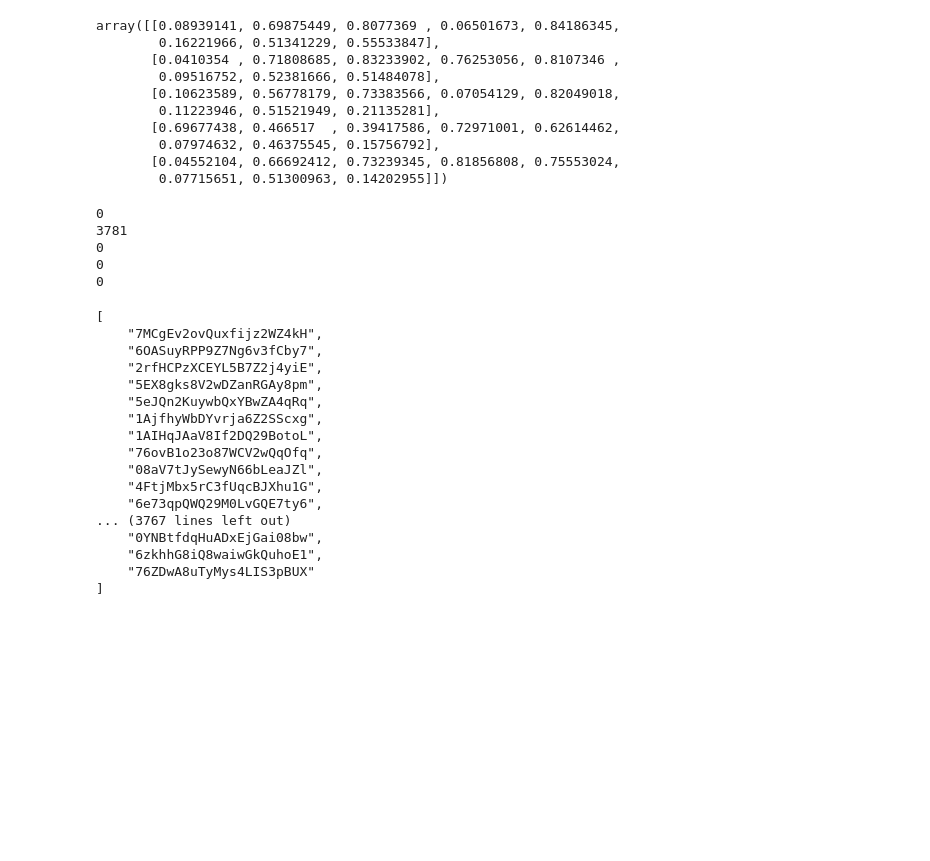
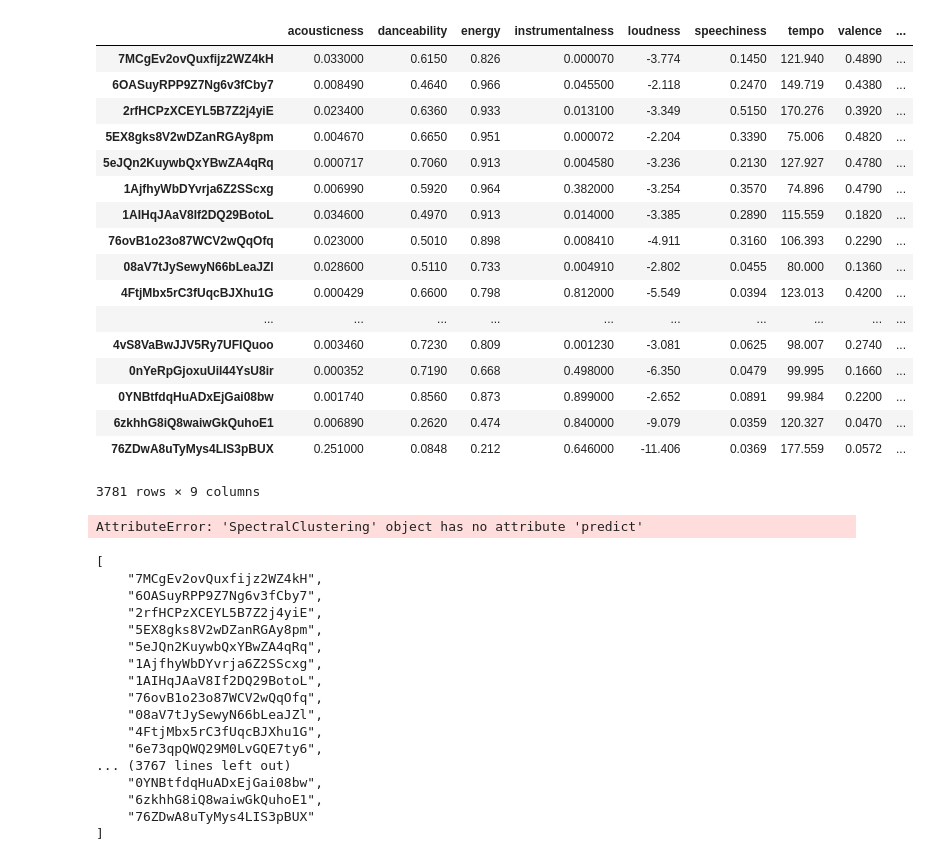
Before and after one commit to wardzin/sortify, a Jupyter notebook: sortify.ipynb, the cells around one changed output. Saved outputs shown, nothing was run; the diff lists cells and outputs as text; code cells hidden in the pictures; blank space fills up the shorter version.

```diff
--- a/sortify.ipynb
+++ b/sortify.ipynb
@@ -96,30 +103,40 @@ kmeans = KMeans(n_clusters=clusters, n_jobs=-1).fit(X)
-# %%
-kmeans.cluster_centers_
-# %% [output]
-array([[0.08939141, 0.69875449, 0.8077369 , 0.06501673, 0.84186345,
-        0.16221966, 0.51341229, 0.55533847],
-       [0.0410354 , 0.71808685, 0.83233902, 0.76253056, 0.8107346 ,
-        0.09516752, 0.52381666, 0.51484078],
-       [0.10623589, 0.56778179, 0.73383566, 0.07054129, 0.82049018,
-        0.11223946, 0.51521949, 0.21135281],
-       [0.69677438, 0.466517  , 0.39417586, 0.72971001, 0.62614462,
-        0.07974632, 0.46375545, 0.15756792],
-       [0.04552104, 0.66692412, 0.73239345, 0.81856808, 0.75553024,
-        0.07715651, 0.51300963, 0.14202955]])
+# %%
+import sklearn.cluster
+
+clusters = 5
+model = sklearn.cluster.SpectralClustering(n_clusters=5).fit_predict(X)
+# %%
+df['cluster'] = model
+df
+# %% [output]
+|  | acousticness | danceability | energy | instrumentalness | loudness | speechiness | tempo | valence | ... |
+| 7MCgEv2ovQuxfijz2WZ4kH | 0.033000 | 0.6150 | 0.826 | 0.000070 | -3.774 | 0.1450 | 121.940 | 0.4890 | ... |
+| 6OASuyRPP9Z7Ng6v3fCby7 | 0.008490 | 0.4640 | 0.966 | 0.045500 | -2.118 | 0.2470 | 149.719 | 0.4380 | ... |
+| 2rfHCPzXCEYL5B7Z2j4yiE | 0.023400 | 0.6360 | 0.933 | 0.013100 | -3.349 | 0.5150 | 170.276 | 0.3920 | ... |
+| 5EX8gks8V2wDZanRGAy8pm | 0.004670 | 0.6650 | 0.951 | 0.000072 | -2.204 | 0.3390 | 75.006 | 0.4820 | ... |
+| 5eJQn2KuywbQxYBwZA4qRq | 0.000717 | 0.7060 | 0.913 | 0.004580 | -3.236 | 0.2130 | 127.927 | 0.4780 | ... |
+| 1AjfhyWbDYvrja6Z2SScxg | 0.006990 | 0.5920 | 0.964 | 0.382000 | -3.254 | 0.3570 | 74.896 | 0.4790 | ... |
+| 1AIHqJAaV8If2DQ29BotoL | 0.034600 | 0.4970 | 0.913 | 0.014000 | -3.385 | 0.2890 | 115.559 | 0.1820 | ... |
+| 76ovB1o23o87WCV2wQqOfq | 0.023000 | 0.5010 | 0.898 | 0.008410 | -4.911 | 0.3160 | 106.393 | 0.2290 | ... |
+| 08aV7tJySewyN66bLeaJZl | 0.028600 | 0.5110 | 0.733 | 0.004910 | -2.802 | 0.0455 | 80.000 | 0.1360 | ... |
+| 4FtjMbx5rC3fUqcBJXhu1G | 0.000429 | 0.6600 | 0.798 | 0.812000 | -5.549 | 0.0394 | 123.013 | 0.4200 | ... |
+| ... | ... | ... | ... | ... | ... | ... | ... | ... | ... |
+| 4vS8VaBwJJV5Ry7UFIQuoo | 0.003460 | 0.7230 | 0.809 | 0.001230 | -3.081 | 0.0625 | 98.007 | 0.2740 | ... |
+| 0nYeRpGjoxuUil44YsU8ir | 0.000352 | 0.7190 | 0.668 | 0.498000 | -6.350 | 0.0479 | 99.995 | 0.1660 | ... |
+| 0YNBtfdqHuADxEjGai08bw | 0.001740 | 0.8560 | 0.873 | 0.899000 | -2.652 | 0.0891 | 99.984 | 0.2200 | ... |
+| 6zkhhG8iQ8waiwGkQuhoE1 | 0.006890 | 0.2620 | 0.474 | 0.840000 | -9.079 | 0.0359 | 120.327 | 0.0470 | ... |
+| 76ZDwA8uTyMys4LIS3pBUX | 0.251000 | 0.0848 | 0.212 | 0.646000 | -11.406 | 0.0369 | 177.559 | 0.0572 | ... |
+3781 rows × 9 columns
 # %%
 classified = [[] for i in range(clusters)]
 ids = df.index.values
 for i in range(len(df)):
-    cluster = kmeans.predict(X[0].reshape(1, -1))[0]
+    cluster = model.predict(X[0].reshape(1, -1))[0]
     classified[cluster].append(ids[i])
 for i in classified:
     print(len(i))
 # %% [output]
-0
-3781
-0
-0
-0
+AttributeError: 'SpectralClustering' object has no attribute 'predict'
 # %%
 import json
 print(json.dumps(ids, sort_keys=True, indent=4))
```
Also changed, not shown: parts of 2 cells of this notebook.
